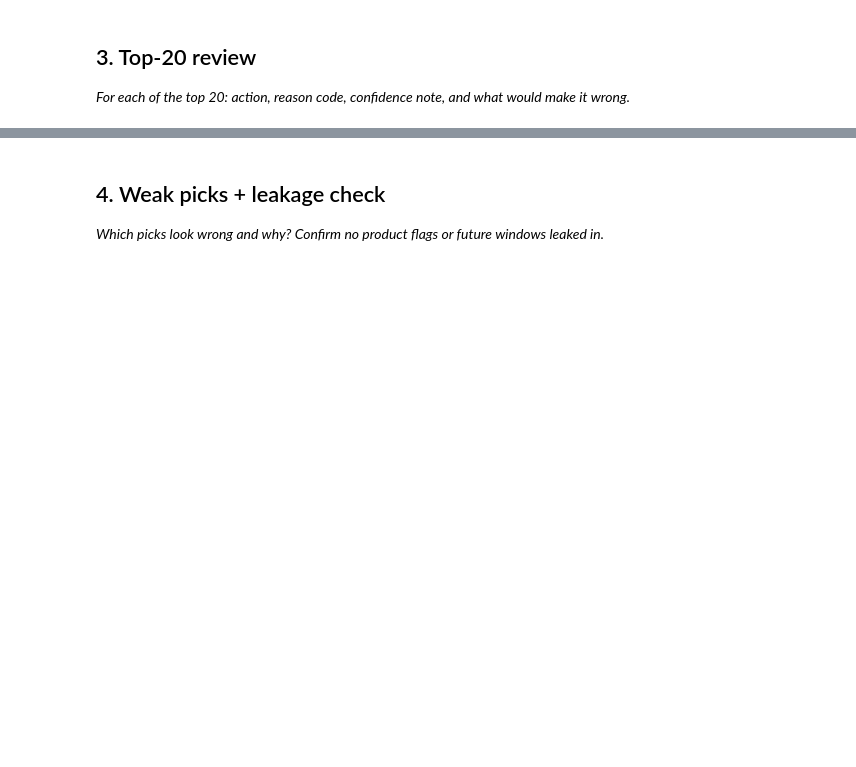
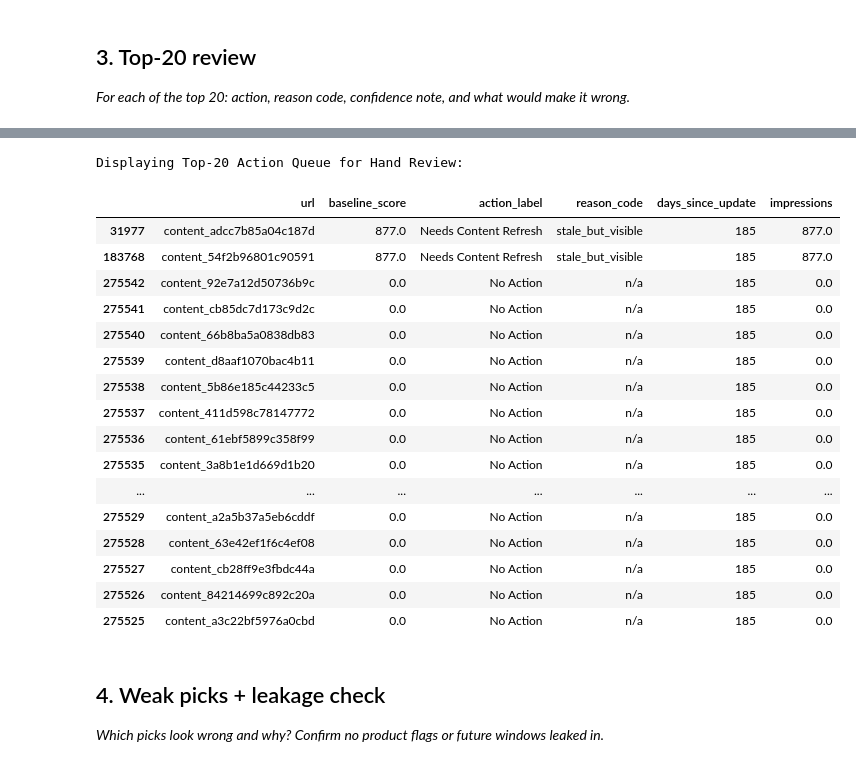
Before and after one commit to Faizan-Hussain-Dev/FlyrankMainAssignment, a Jupyter notebook: work/notebooks/w04_baseline_score.ipynb, the cells around one changed output, grey strips where cells are left out. Saved outputs shown, nothing was run; the diff lists cells and outputs as text; code cells hidden in the pictures; blank space fills up the shorter version.

```diff
--- a/work/notebooks/w04_baseline_score.ipynb
+++ b/work/notebooks/w04_baseline_score.ipynb
@@ -30,3 +235,38 @@ This skeleton is yours to fill. Work the sections **in order** — each one has
+# %%
+# This cell is for CODE (numbers, a query, a check).
+# Write your text answer in the cell ABOVE this one — typing sentences here breaks Run All.
+# --- 3. Top-20 Review Inspection ---
+
+# Ensure `df_ranked` exists from Section 2; if not, re-run Section 2 first.
+if 'df_ranked' not in globals():
+    raise NameError("Ranked dataframe not found. Please run the code cell in Section 2 first.")
+
+# Select top 20 rows for inspection
+top_20 = df_ranked.head(20).copy()
+
+# Display relevant columns for manual review
+review_columns = ['url', 'baseline_score', 'action_label', 'reason_code', 'days_since_update', 'impressions']
+print(f"Displaying Top-{len(top_20)} Action Queue for Hand Review:\n")
+display(top_20[review_columns])
+# %% [output]
+Displaying Top-20 Action Queue for Hand Review:
+|  | url | baseline_score | action_label | reason_code | days_since_update | impressions |
+| 31977 | content_adcc7b85a04c187d | 877.0 | Needs Content Refresh | stale_but_visible | 185 | 877.0 |
+| 183768 | content_54f2b96801c90591 | 877.0 | Needs Content Refresh | stale_but_visible | 185 | 877.0 |
+| 275542 | content_92e7a12d50736b9c | 0.0 | No Action | n/a | 185 | 0.0 |
+| 275541 | content_cb85dc7d173c9d2c | 0.0 | No Action | n/a | 185 | 0.0 |
+| 275540 | content_66b8ba5a0838db83 | 0.0 | No Action | n/a | 185 | 0.0 |
+| 275539 | content_d8aaf1070bac4b11 | 0.0 | No Action | n/a | 185 | 0.0 |
+| 275538 | content_5b86e185c44233c5 | 0.0 | No Action | n/a | 185 | 0.0 |
+| 275537 | content_411d598c78147772 | 0.0 | No Action | n/a | 185 | 0.0 |
+| 275536 | content_61ebf5899c358f99 | 0.0 | No Action | n/a | 185 | 0.0 |
+| 275535 | content_3a8b1e1d669d1b20 | 0.0 | No Action | n/a | 185 | 0.0 |
+| ... | ... | ... | ... | ... | ... | ... |
+| 275529 | content_a2a5b37a5eb6cddf | 0.0 | No Action | n/a | 185 | 0.0 |
+| 275528 | content_63e42ef1f6c4ef08 | 0.0 | No Action | n/a | 185 | 0.0 |
+| 275527 | content_cb28ff9e3fbdc44a | 0.0 | No Action | n/a | 185 | 0.0 |
+| 275526 | content_84214699c892c20a | 0.0 | No Action | n/a | 185 | 0.0 |
+| 275525 | content_a3c22bf5976a0cbd | 0.0 | No Action | n/a | 185 | 0.0 |
 # %% [markdown]
 ## 4. Weak picks + leakage check
 
```
Also changed, not shown: parts of 11 cells of this notebook.
